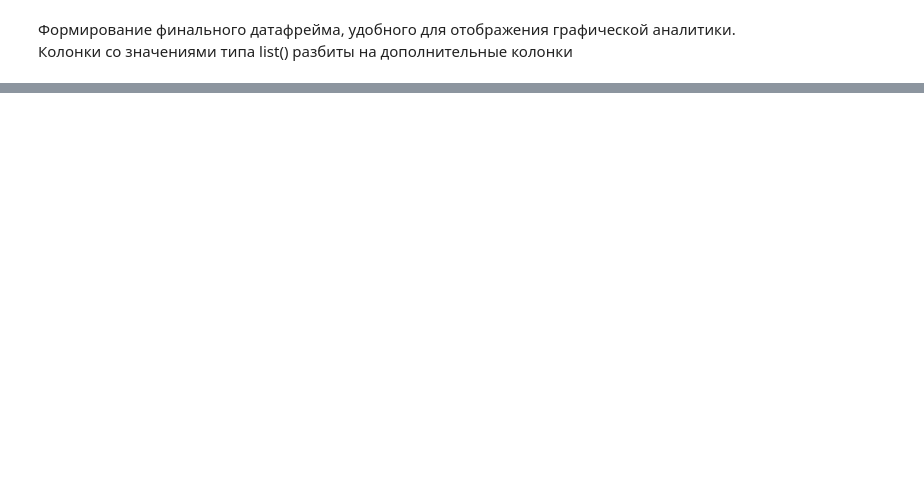
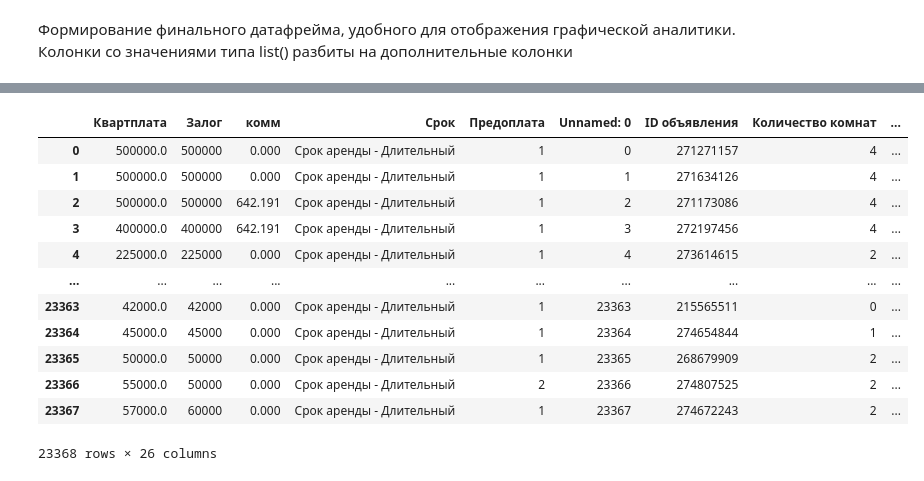
Before and after one commit to Taralina/pandas_rent_real_estate, a Jupyter notebook: project/2.notebooks/EDA_part1.ipynb, the cells around one changed output, grey strips where cells are left out. Cells and saved outputs as stored; diff of their text form; code cells hidden in the pictures; blank space fills up the shorter version.

```diff
--- a/project/2.notebooks/EDA_part1.ipynb
+++ b/project/2.notebooks/EDA_part1.ipynb
@@ -394,0 +482,16 @@ fdf
+# %%
+fdf
+# %% [output]
+|  | Квартплата | Залог | комм | Срок | Предоплата | Unnamed: 0 | ID объявления | Количество комнат | ... |
+| 0 | 500000.0 | 500000 | 0.000 | Срок аренды - Длительный | 1 | 0 | 271271157 | 4 | ... |
+| 1 | 500000.0 | 500000 | 0.000 | Срок аренды - Длительный | 1 | 1 | 271634126 | 4 | ... |
+| 2 | 500000.0 | 500000 | 642.191 | Срок аренды - Длительный | 1 | 2 | 271173086 | 4 | ... |
+| 3 | 400000.0 | 400000 | 642.191 | Срок аренды - Длительный | 1 | 3 | 272197456 | 4 | ... |
+| 4 | 225000.0 | 225000 | 0.000 | Срок аренды - Длительный | 1 | 4 | 273614615 | 2 | ... |
+| ... | ... | ... | ... | ... | ... | ... | ... | ... | ... |
+| 23363 | 42000.0 | 42000 | 0.000 | Срок аренды - Длительный | 1 | 23363 | 215565511 | 0 | ... |
+| 23364 | 45000.0 | 45000 | 0.000 | Срок аренды - Длительный | 1 | 23364 | 274654844 | 1 | ... |
+| 23365 | 50000.0 | 50000 | 0.000 | Срок аренды - Длительный | 1 | 23365 | 268679909 | 2 | ... |
+| 23366 | 55000.0 | 50000 | 0.000 | Срок аренды - Длительный | 2 | 23366 | 274807525 | 2 | ... |
+| 23367 | 57000.0 | 60000 | 0.000 | Срок аренды - Длительный | 1 | 23367 | 274672243 | 2 | ... |
+23368 rows × 26 columns
```
Also changed, not shown: parts of 9 cells of this notebook.
